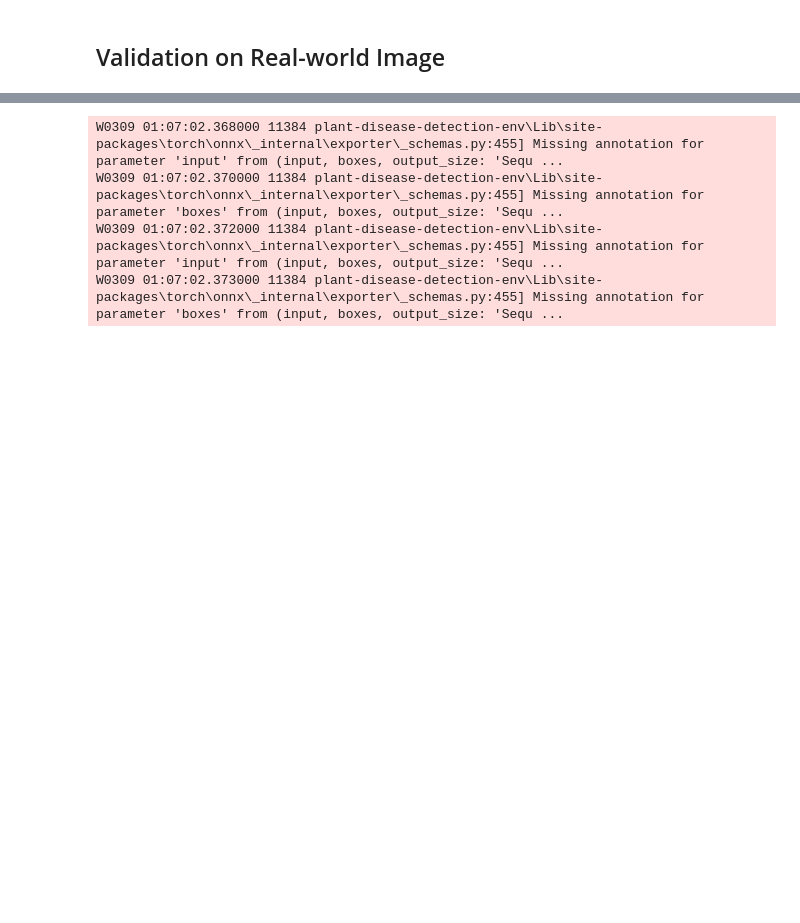
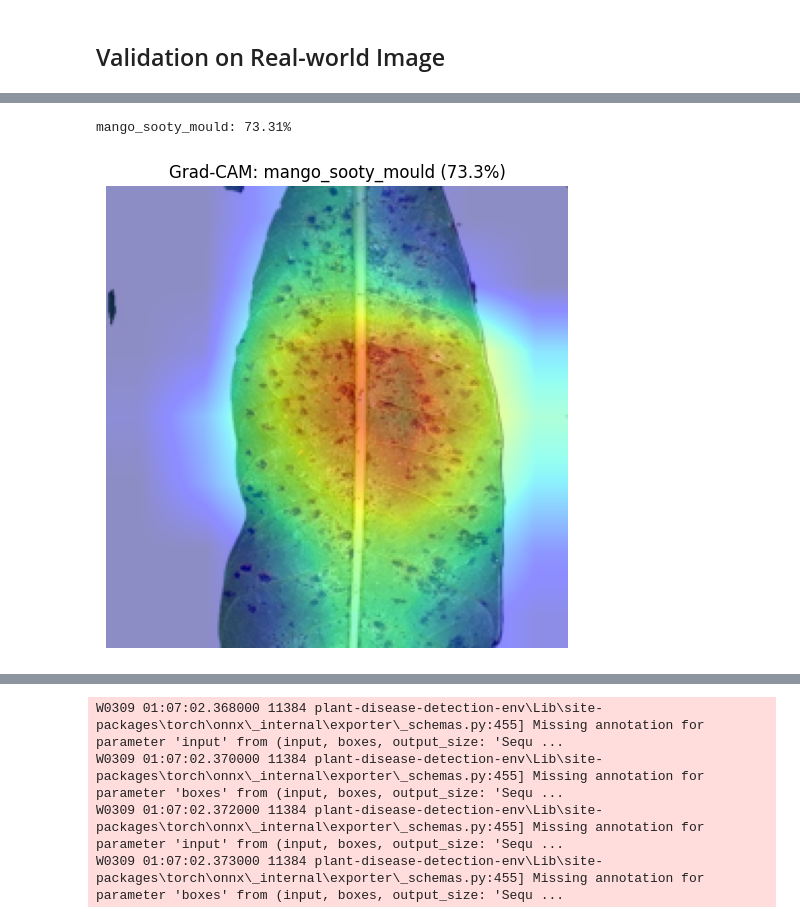
Before and after one commit to LouaiMuhammed/plant-disease-detection-using-cnns, a Jupyter notebook: notebooks/02. mobilenet_model.ipynb, the cells around one changed output, grey strips where cells are left out. Saved outputs shown, nothing was run; the diff lists cells and outputs as text; code cells hidden in the pictures; blank space fills up the shorter version.

```diff
--- a/notebooks/02. mobilenet_model.ipynb
+++ b/notebooks/02. mobilenet_model.ipynb
@@ -538,3 +537,26 @@ mango_sooty_mould: 99.99%
+# %%
+image_path = r"C:\Users\loaim\OneDrive\Desktop\stigminaleafspots.jpg"
+img = Image.open(image_path).convert("RGB")
+img_tensor = get_val_transform()(img)
+
+with torch.no_grad():
+    logits = model(img_tensor.unsqueeze(0).to(device))
+    probs = F.softmax(logits, dim=1)
+    conf, pred = torch.max(probs, dim=1)
+
+print(f"{classes[pred.item()]}: {conf.item():.2%}")
+
+show_gradcam(
+    model=model,
+    image_path=image_path,
+    device=device,
+    class_names=classes,
+    target_class_idx=int(pred.item()),
+    title=f"Grad-CAM: {classes[pred.item()]} ({conf.item():.1%})",
+)
+# %% [output]
+mango_sooty_mould: 73.31%
+[figure, added]
 # %%
 image_path = r"C:\Users\loaim\OneDrive\Desktop\WhatsApp Image 2026-02-13 at 6.10.31 PM.jpeg"
 img = Image.open(image_path).convert("RGB")
```
Also changed, not shown: parts of 39 cells of this notebook.
